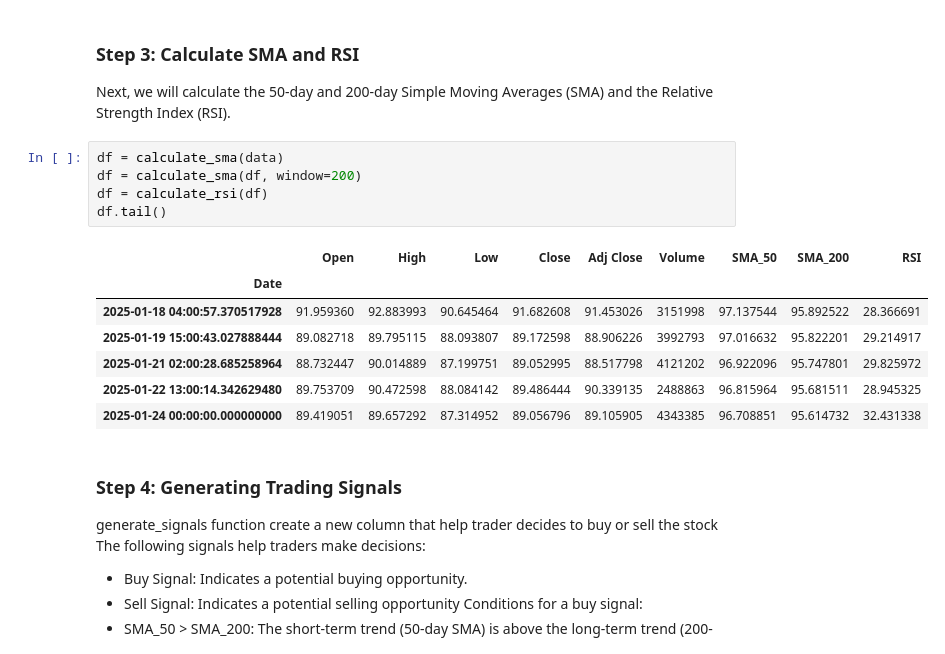
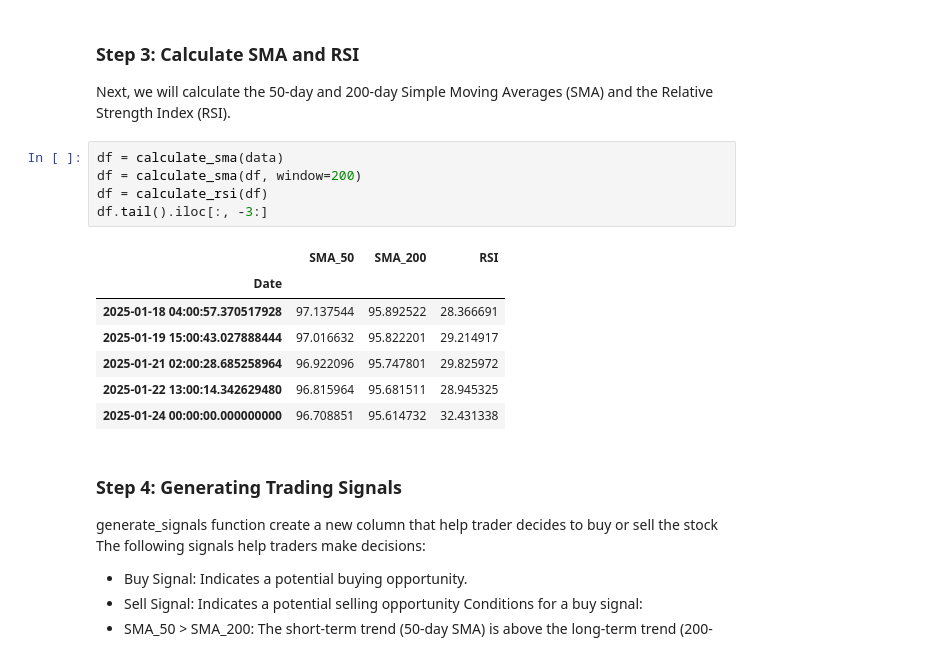
Before and after one commit to UBC-MDS/traders_copilot_mzza_25, a Jupyter notebook: docs/example.ipynb, the cells around one changed output. Drawn from its saved outputs; the diff is of its cells as text.

```diff
--- a/docs/example.ipynb
+++ b/docs/example.ipynb
@@ -47,16 +47,16 @@ Next, we will calculate the 50-day and 200-day Simple Moving Averages (SMA) and
 # %%
 df = calculate_sma(data)
 df = calculate_sma(df, window=200)
 df = calculate_rsi(df)
-df.tail()
+df.tail().iloc[:, -3:]
 # %% [output]
-|  | Open | High | Low | Close | Adj Close | Volume | SMA_50 | SMA_200 | RSI |
-| Date |  |  |  |  |  |  |  |  |  |
-| 2025-01-18 04:00:57.370517928 | 91.959360 | 92.883993 | 90.645464 | 91.682608 | 91.453026 | 3151998 | 97.137544 | 95.892522 | 28.366691 |
-| 2025-01-19 15:00:43.027888444 | 89.082718 | 89.795115 | 88.093807 | 89.172598 | 88.906226 | 3992793 | 97.016632 | 95.822201 | 29.214917 |
-| 2025-01-21 02:00:28.685258964 | 88.732447 | 90.014889 | 87.199751 | 89.052995 | 88.517798 | 4121202 | 96.922096 | 95.747801 | 29.825972 |
-| 2025-01-22 13:00:14.342629480 | 89.753709 | 90.472598 | 88.084142 | 89.486444 | 90.339135 | 2488863 | 96.815964 | 95.681511 | 28.945325 |
-| 2025-01-24 00:00:00.000000000 | 89.419051 | 89.657292 | 87.314952 | 89.056796 | 89.105905 | 4343385 | 96.708851 | 95.614732 | 32.431338 |
+|  | SMA_50 | SMA_200 | RSI |
+| Date |  |  |  |
+| 2025-01-18 04:00:57.370517928 | 97.137544 | 95.892522 | 28.366691 |
+| 2025-01-19 15:00:43.027888444 | 97.016632 | 95.822201 | 29.214917 |
+| 2025-01-21 02:00:28.685258964 | 96.922096 | 95.747801 | 29.825972 |
+| 2025-01-22 13:00:14.342629480 | 96.815964 | 95.681511 | 28.945325 |
+| 2025-01-24 00:00:00.000000000 | 96.708851 | 95.614732 | 32.431338 |
 # %% [markdown]
 ### Step 4: Generating Trading Signals
 generate_signals function create a new column that help trader decides to buy or sell the stock
```
Also changed, not shown: parts of 1 cell of this notebook.
